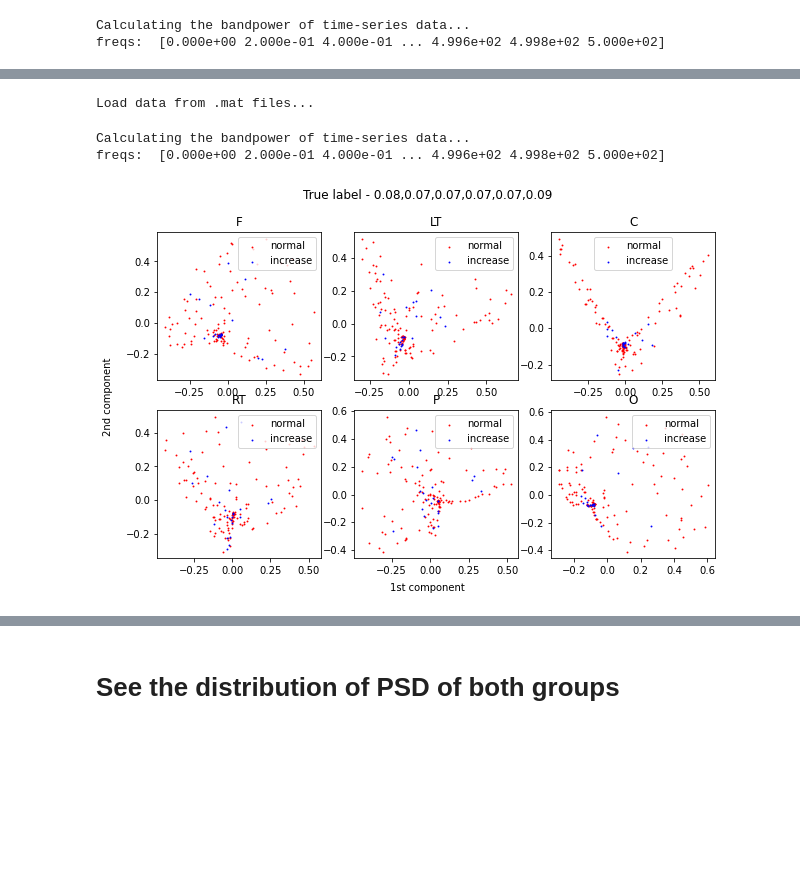
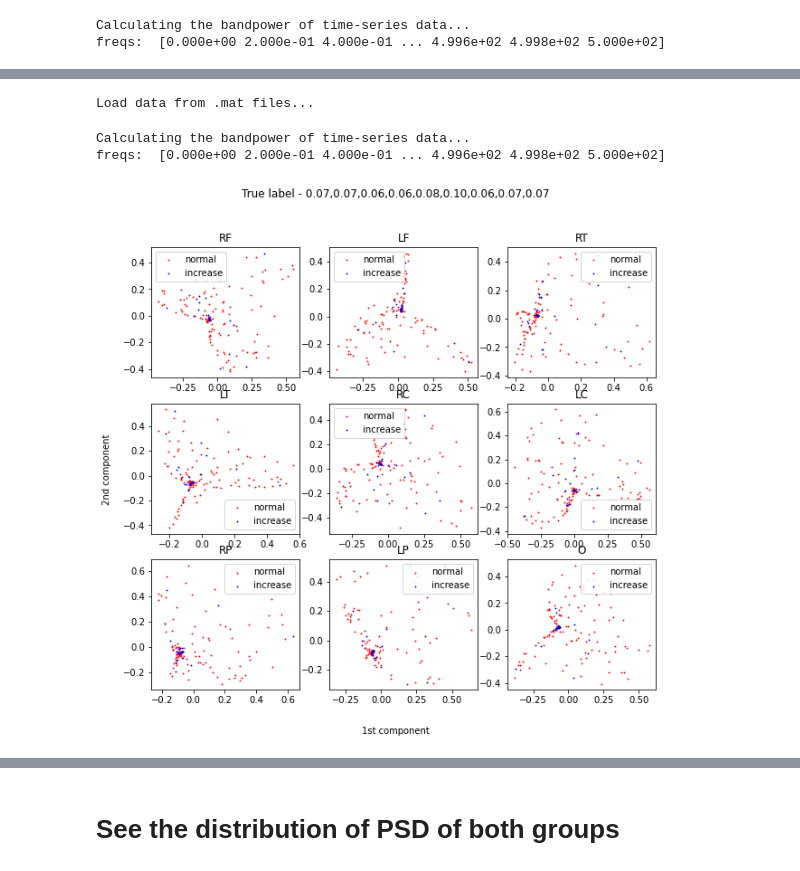
Before and after one commit to hundredball/Classroom_stress, a Jupyter notebook: data_analysis.ipynb, the cells around one changed output, grey strips where cells are left out. Cells and saved outputs as stored; diff of their text form; code cells hidden in the pictures; blank space fills up the shorter version.

Commit message:
Add analysis of reReference and average into 9 regions

```diff
--- a/data_analysis.ipynb
+++ b/data_analysis.ipynb
@@ -491,9 +491,11 @@ No handles with labels found to put in legend.
 # Cluster data by K-means and GMM
 # %%
 def plot_components(components, labels, df_all, title):
+
+    num_components = components.shape[1]
     # Plot PCA components for each channel
-    fig, axs = plt.subplots(2,3, figsize=(10,6))
-    for i_channel in range(num_channel):
+    fig, axs = plt.subplots(num_components//3,3, figsize=(10,num_components))
+    for i_channel in range(num_components):
 
         labels_sub = labels[:,i_channel] if labels.ndim==2 else labels
         row, col = i_channel//3, i_channel%3
@@ -509,6 +511,10 @@ def plot_components(components, labels, df_all, title):
     fig.suptitle(title)
     fig.text(0.5, 0.05, '1st component', ha='center')
     fig.text(0.05, 0.5, '2nd component', va='center', rotation='vertical')
+# %%
+# 1: average into 6 regions
+# 2: rereference on CZ and average into 9 regions
+mode = 2
 # %%
 # Standard PCA for PSD
 EEG_list, labels, df_all = dataloader.read_data(label_format=1)
@@ -517,7 +523,9 @@ EEG_list, labels, df_all = dataloader.read_data(label_format=1)
 EEG_list, labels, df_all = preprocessing.remove_trials(EEG_list, labels, df_all)
 
 # Average into regions
-EEG_list = preprocessing.avg_channels_into_regions(EEG_list, df_all)
+if mode == 2:
+    EEG_list, labels, df_all = preprocessing.reReference(EEG_list, labels, df_all, 'CZ')
+EEG_list = preprocessing.avg_channels_into_regions(EEG_list, df_all, mode=mode)
 
 # Transform into power
 low, high = list(range(1,50)), list(range(2,51))
@@ -546,35 +554,37 @@ EEG_list, labels, df_all = dataloader.read_data(label_format=2)
 
 # Remove bad trials
 EEG_list, labels, df_all = preprocessing.remove_trials(EEG_list, labels, df_all)
 
 # Average into regions
-EEG_list = preprocessing.avg_channels_into_regions(EEG_list, df_all)
+if mode == 2:
+    EEG_list, labels, df_all = preprocessing.reReference(EEG_list, labels, df_all, 'CZ')
+EEG_list = preprocessing.avg_channels_into_regions(EEG_list, df_all, mode=mode)
 
 # Transform into power
 low, high = list(range(1,50)), list(range(2,51))
 powers, psds, freqs = bandpower.get_bandpower(EEG_list, 1000, low=low, high=high, dB_scale=True)
 psds = np.array(psds)
 psds = psds[..., freqs<10]
 freqs = freqs[freqs<10]
 
 # PCA for each regions and select first and second component
 variances = []
 num_sample, num_channel = psds.shape[0], psds.shape[1]
 psds_PCA = np.zeros((num_sample, num_channel, 2))
 pca = KernelPCA(kernel='rbf')
 for i in range(num_channel):
     psds_PCA[:,i,:] = pca.fit_transform(psds[:,i,:])[:,:2]
     ev = pca.lambdas_
     variances.append('%.2f'%((ev[0]+ev[1])/np.sum(ev)))
 
 title = 'True label - ' + ','.join(variances)
 
 plot_components(psds_PCA, labels, df_all, title)
 # %% [output]
 Load data from .mat files...
 Calculating the bandpower of time-series data...
 freqs:  [0.000e+00 2.000e-01 4.000e-01 ... 4.996e+02 4.998e+02 5.000e+02]
-[figure, old version]
+[figure, new version]
 # %%
 # T-SNE for PSD after kernelPCA
 EEG_list, labels, df_all = dataloader.read_data(label_format=1)
```
Also changed, not shown: parts of 5 cells of this notebook.
